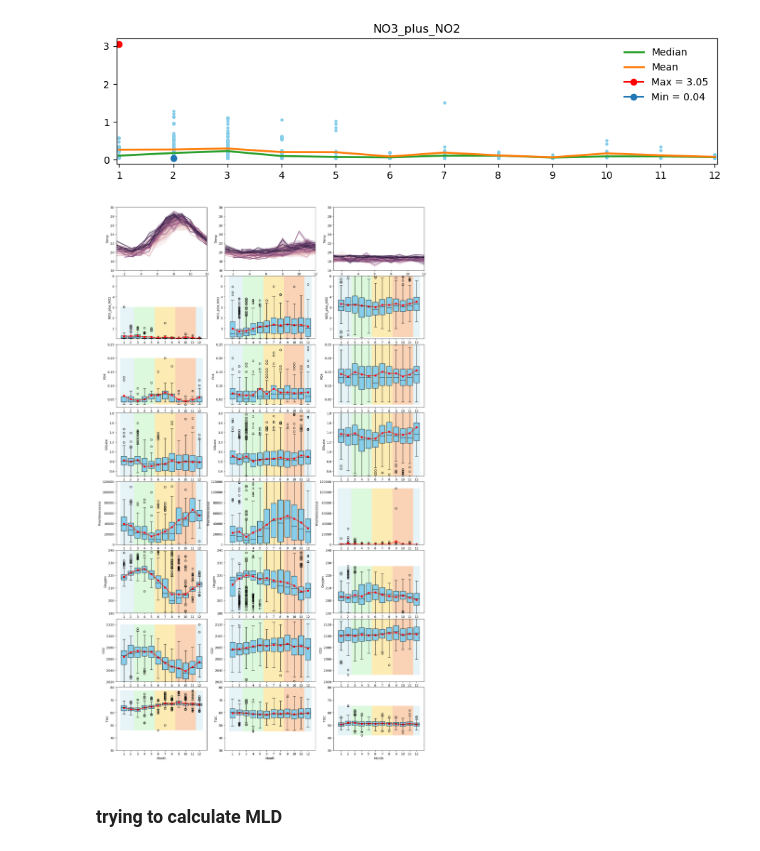
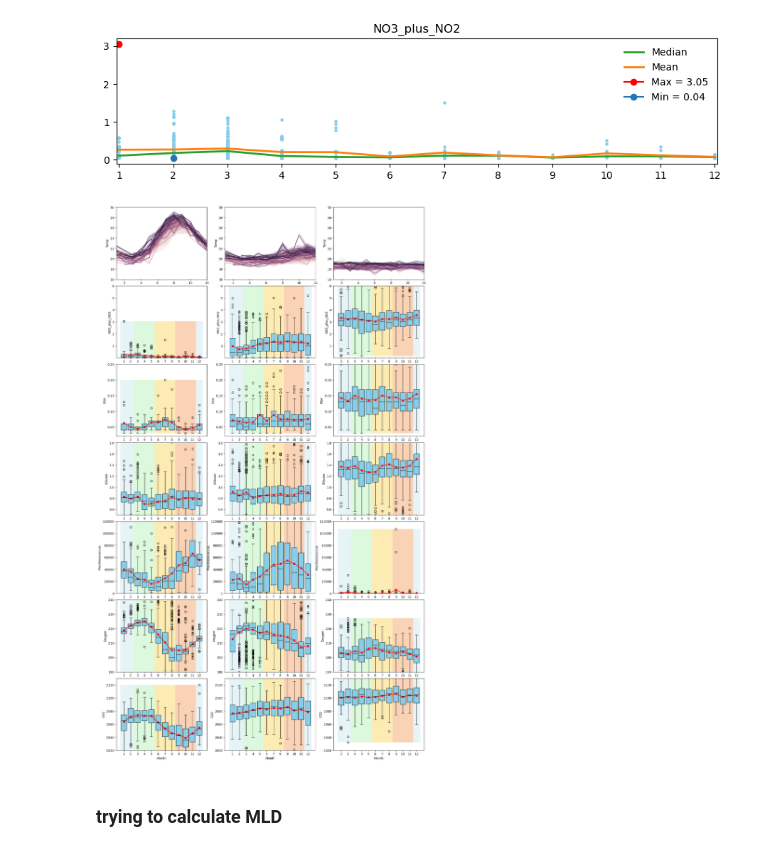
Before and after one commit to marianatorres4/MetaRhythms, a Jupyter notebook: notebooks/BATS-environmental-analysis.ipynb, the cells around one changed output. Cells and saved outputs as stored; diff of their text form; code cells hidden in the pictures.

```diff
--- a/notebooks/BATS-environmental-analysis.ipynb
+++ b/notebooks/BATS-environmental-analysis.ipynb
@@ -304,11 +245,10 @@ def create_parameter_plots(datasets, param_config, layout=None, figsize=(14, 32)
 # %%
-def create_parameter_plots(datasets, param_config, layout=None, figsize=(14, 32)):
+def make_monthly_var_plots(datasets, param_config, layout=None, figsize=(14, 32)):
     n_params = len(param_config)
     n_datasets = len(datasets)
     if layout is None:
         layout = (n_params, n_datasets)
 
-    # Define seasons with their months and colors
     seasons = {
         'Winter': ([12, 1, 2], 'lightblue', 0.3),
         'Spring': ([3, 4, 5], 'lightgreen', 0.3),
@@ -324,18 +264,15 @@ def create_parameter_plots(datasets, param_config, layout=None, figsize=(14, 32)
             ax = plt.subplot(rows, cols, plot_idx)
             data = df.query(config['query']) if config.get('query') else df
 
-            # Add seasonal patches before plotting
             ymin, ymax = float('inf'), float('-inf')
             if not config.get('type', 'box') == 'line':
                 ymin = min(data[param].min(), ymin)
                 ymax = max(data[param].max(), ymax)
 
-                # # Add some padding to the limits
                 # yrange = ymax - ymin
                 # ymin -= yrange * 0.1
                 # ymax += yrange * 0.1
 
-                # Add patches for each season
                 for season, (months, color, alpha) in seasons.items():
                     for month in months:
                         # Convert month to 0-based index
@@ -446,14 +383,16 @@ param_config = {
        'ylim': [2020, 2130],
        'xlim': None,
        'title': ''
-   },
-    'TOC':{
-        'type': 'box',
-        'ylim': [30,80],
-        'xlim': None,
-        'title': ''
-    }
+   }
 }
+#    },
+#     'TOC':{
+#         'type': 'box',
+#         'ylim': [30,80],
+#         'xlim': None,
+#         'title': ''
+#     }
+# }
 #plt.ylim([2080,2130])
 # common_settings = {
 #    'legend': False,
@@ -461,22 +400,19 @@ param_config = {
 #    'wspace': 0.2,
 #    'hspace': 0.13
 # }
-
-# for param in param_config:
-#    param_config[param].update(common_settings)
 # %%
 plot_datasets = [(df, label) for label, df in datasets.items()]
 # %%
-fig = create_parameter_plots(
+fig = make_monthly_var_plots(
     datasets=plot_datasets,
     param_config=param_config,
-    layout=(8, 3),
+    layout=(7, 3),
     figsize=(18, 32)
 )
-#plt.savefig("project/MetaRhythms/figures/boxplots.png", dpi=300, bbox_inches="tight")
+plt.savefig("project/MetaRhythms/figures/boxplots.png", dpi=300, bbox_inches="tight")
 plt.show()
 # %% [output]
-[figure, old version]
+[figure, new version]
 # %% [markdown]
 ### trying to calculate MLD
 # %%
```
Also changed, not shown: parts of 2 cells of this notebook.
